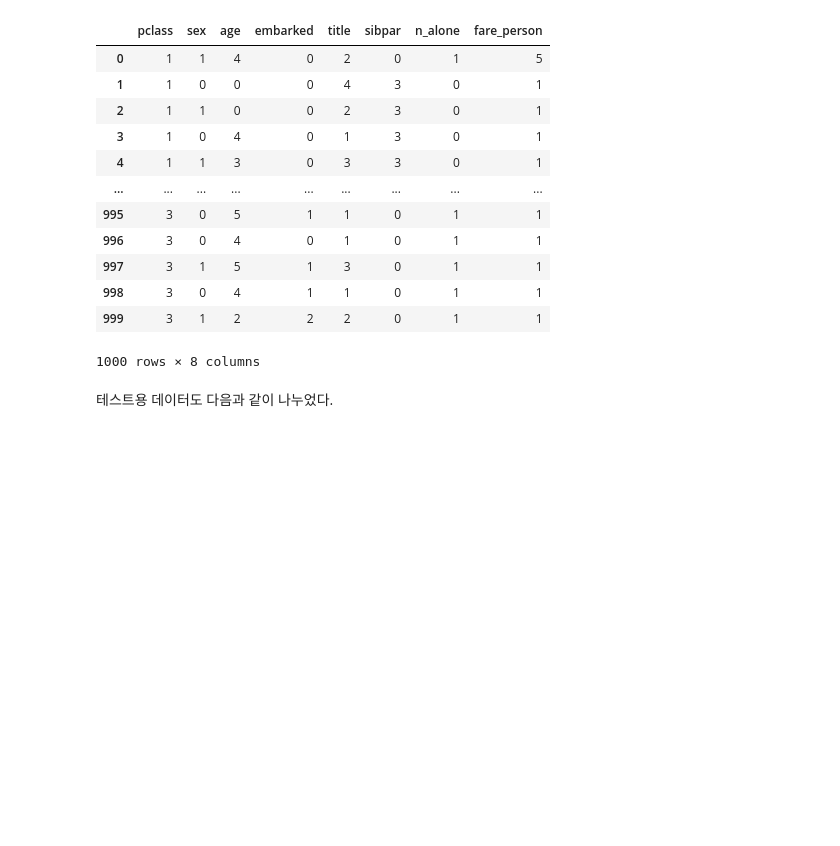
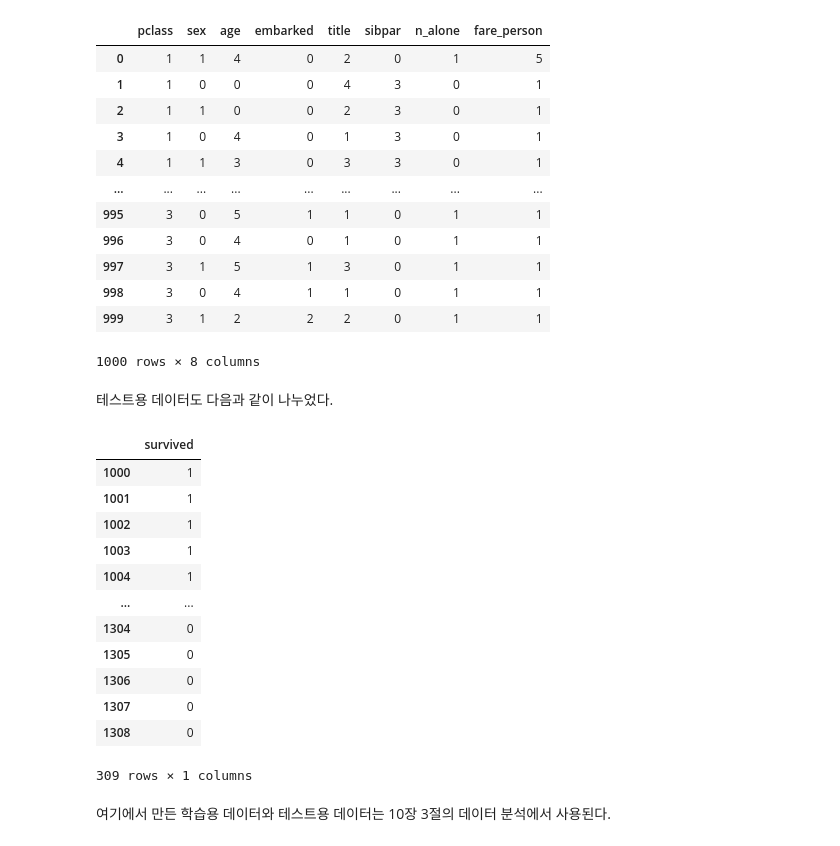
Before and after one commit to khangte/lgup6, a Jupyter notebook: lab02/chapter7/titanic5_2.ipynb, the cells around one changed output. Saved outputs shown, nothing was run; the diff lists cells and outputs as text; code cells hidden in the pictures; blank space fills up the shorter version.

```diff
--- a/lab02/chapter7/titanic5_2.ipynb
+++ b/lab02/chapter7/titanic5_2.ipynb
@@ -487,4 +487,25 @@ X_train
 # %%
 X_columns = ['pclass', 'sex', 'age', 'embarked', 'title',
              'sibpar', 'n_alone', 'fare_person']
 y_columns = ['survived']
+
+X_test = test_df[X_columns]
+y_test = test_df[y_columns]
+X_test
+y_test
+# %% [output]
+|  | survived |
+| 1000 | 1 |
+| 1001 | 1 |
+| 1002 | 1 |
+| 1003 | 1 |
+| 1004 | 1 |
+| ... | ... |
+| 1304 | 0 |
+| 1305 | 0 |
+| 1306 | 0 |
+| 1307 | 0 |
+| 1308 | 0 |
+309 rows × 1 columns
+# %% [markdown]
+여기에서 만든 학습용 데이터와 테스트용 데이터는 10장 3절의 데이터 분석에서 사용된다.
```
